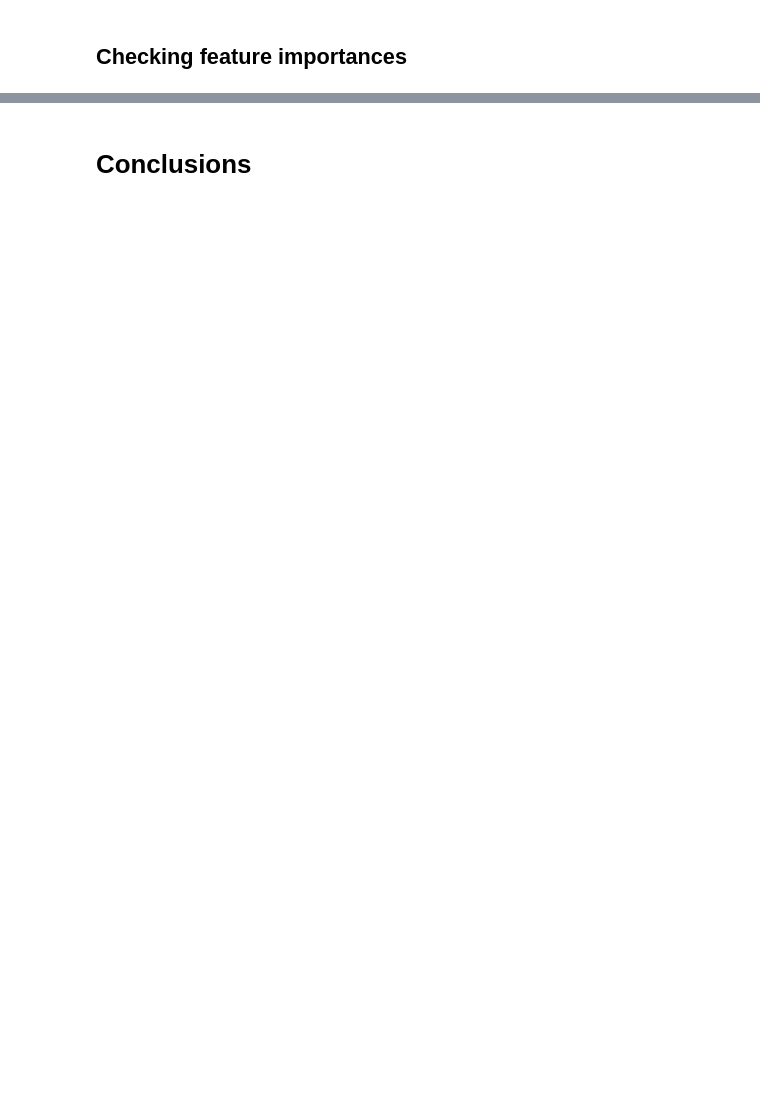
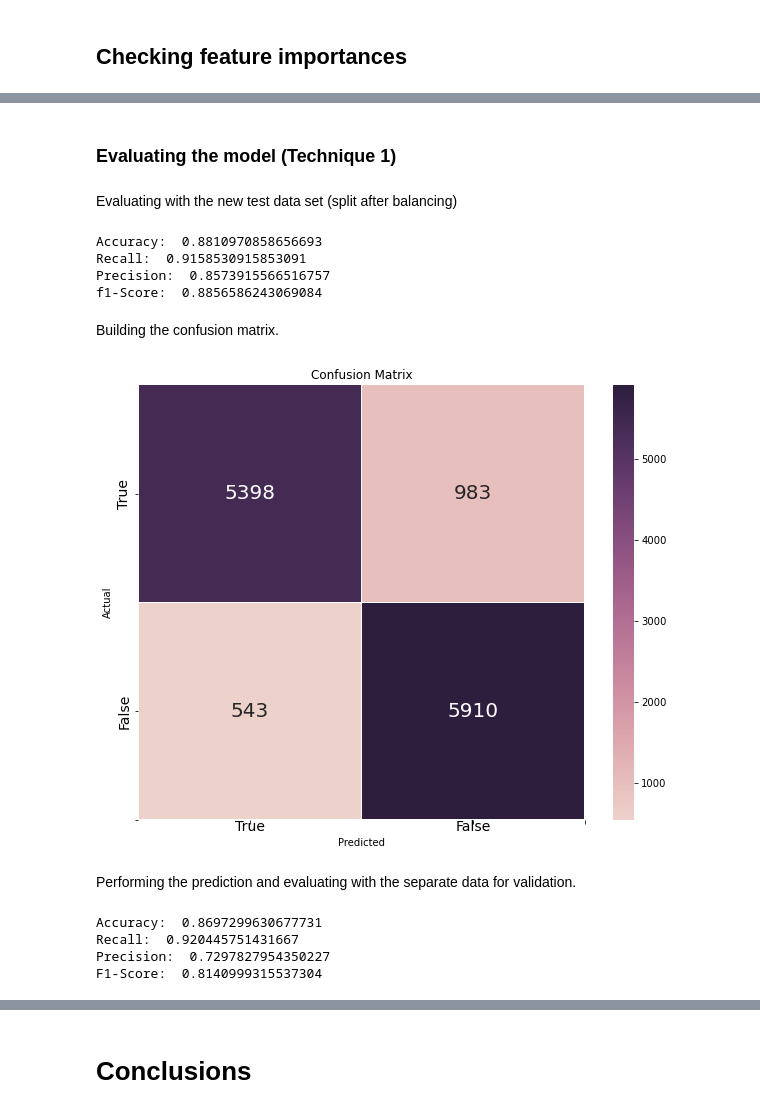
Before and after one commit to danielamdch/bpi_challenge_2017, a Jupyter notebook: bpi-challenge-2017-temp.ipynb, the cells around one changed output, grey strips where cells are left out. Drawn from its saved outputs; the diff is of its cells as text; code cells hidden in the pictures; blank space fills up the shorter version.

```diff
--- a/bpi-challenge-2017-temp.ipynb
+++ b/bpi-challenge-2017-temp.ipynb
@@ -816,0 +904,3 @@ plt.show()
+# %%
+x_rus_df = (pd.DataFrame(x_rus, columns=df_model.columns))
+x_rus_df.head()
@@ -816,0 +916,9 @@ plt.show()
+# %%
+x_train_rus, x_test_rus = train_test_split(x_rus_df['case:concept:name'].drop_duplicates(), test_size=0.25)
+x_train_rus = x_rus_df.merge(x_train_rus, on="case:concept:name")
+x_test_rus = x_rus_df.merge(x_test_rus, on="case:concept:name")
+
+y_test_rus = x_test_rus['label'].astype(bool)
+y_train_rus = x_train_rus['label'].astype(bool)
+x_train_rus = x_train_rus.iloc[:,0:4]
+x_test_rus = x_test_rus.iloc[:,0:4]
@@ -816,0 +927,2 @@ plt.show()
+# %%
+clf_gs.fit(x_train_rus, y_train_rus)
@@ -816,0 +958,36 @@ plt.show()
+# %%
+y_pred_rus = clf_gs.predict(x_test_rus)
+# %% [markdown]
+### **Evaluating the model (Technique 1)**
+# %% [markdown]
+Evaluating with the new test data set (split after balancing)
+# %%
+accuracy_rus = metrics.accuracy_score(y_test_rus, y_pred_rus)
+recall_rus = metrics.recall_score(y_test_rus, y_pred_rus)
+precision_rus = metrics.precision_score(y_test_rus, y_pred_rus)
+f1_rus = metrics.f1_score(y_test_rus, y_pred_rus)
+
+print("Accuracy: ", accuracy_rus)
+print("Recall: ", recall_rus)
+print("Precision: ", precision_rus)
+print("f1-Score: ", f1_rus)
+# %% [output]
+Accuracy:  0.8810970858656693
+Recall:  0.9158530915853091
+Precision:  0.8573915566516757
+f1-Score:  0.8856586243069084
+# %% [markdown]
+Building the confusion matrix.
+# %%
+plt.figure(figsize=(10,8))
+ax = (sns.heatmap(metrics.confusion_matrix(y_test_rus, y_pred_rus), annot=True, annot_kws={"size": 20},
+                 linewidths=.1, fmt='d', cmap=sns.cubehelix_palette(as_cmap=True)))
+plt.yticks([0.5,1.5,2], ['True', 'False'], va='center', fontsize=14)
+plt.xticks([0.5,1.5,2], ['True', 'False'], va='center', fontsize=14)
+ax.set_title("Confusion Matrix")
+ax.set(xlabel="Predicted", ylabel="Actual");
+plt.show()
+# %% [output]
+[figure, added]
+# %% [markdown]
+Performing the prediction and evaluating with the separate data for validation.
@@ -816,0 +996,15 @@ plt.show()
+# %%
+accuracy_rus_val = metrics.accuracy_score(y_validation, y_pred_rus_val)
+recall_rus_val = metrics.recall_score(y_validation, y_pred_rus_val)
+precision_rus_val = metrics.precision_score(y_validation, y_pred_rus_val)
+f1_rus_val = metrics.f1_score(y_validation, y_pred_rus_val)
+
+print("Accuracy: ", accuracy_rus_val)
+print("Recall: ", recall_rus_val)
+print("Precision: ", precision_rus_val)
+print("F1-Score: ", f1_rus_val)
+# %% [output]
+Accuracy:  0.8697299630677731
+Recall:  0.920445751431667
+Precision:  0.7297827954350227
+F1-Score:  0.8140999315537304
```
Also changed, not shown: parts of 162 cells of this notebook.
